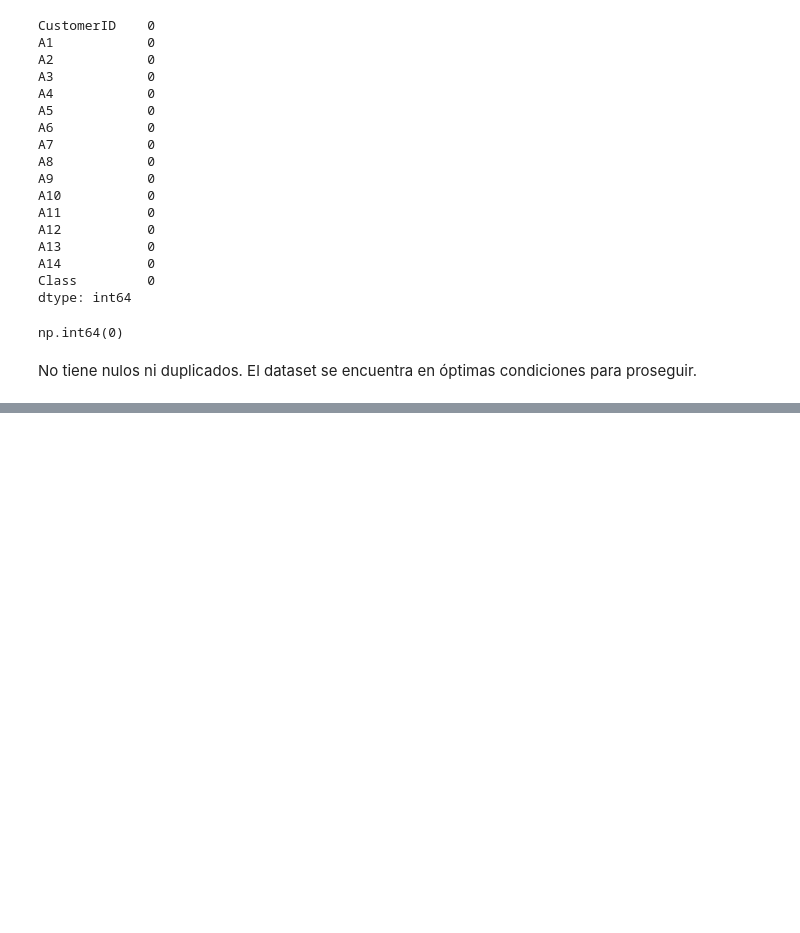
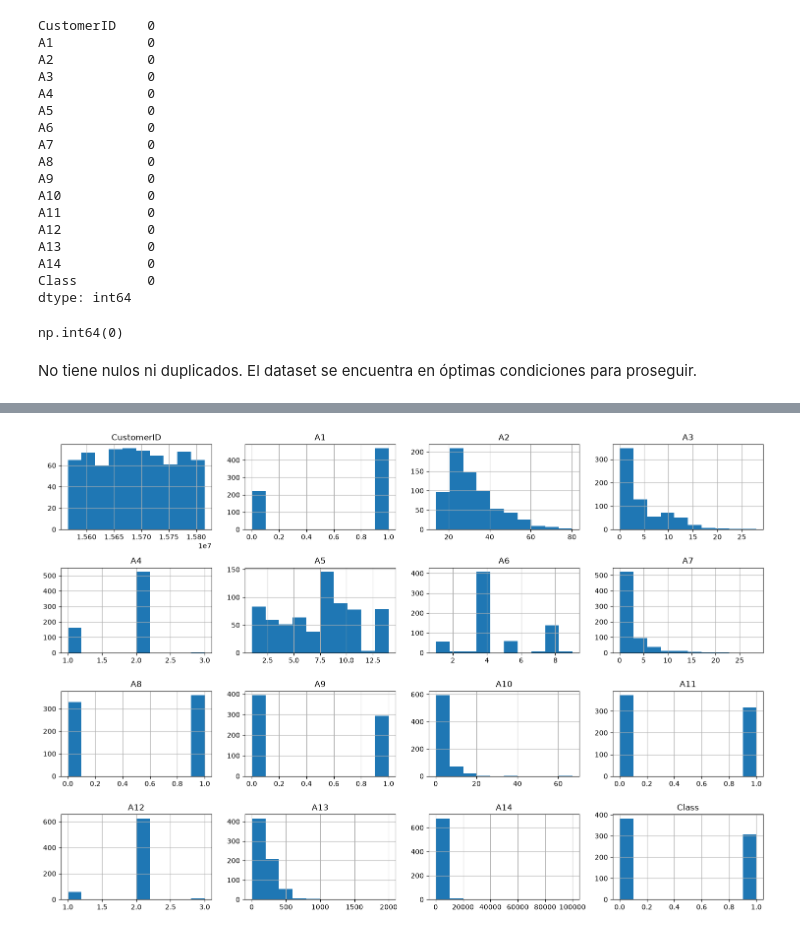
Before and after one commit to francisconimarvin/DataScience_Exam, a Jupyter notebook: Examen_Marvin_Francisconi__Ricardo_Illanes.ipynb, the cells around one changed output, grey strips where cells are left out. Saved outputs shown, nothing was run; the diff lists cells and outputs as text; code cells hidden in the pictures; blank space fills up the shorter version.

```diff
--- a/Examen_Marvin_Francisconi__Ricardo_Illanes.ipynb
+++ b/Examen_Marvin_Francisconi__Ricardo_Illanes.ipynb
@@ -101,0 +159,6 @@ No tiene nulos ni duplicados. El dataset se encuentra en óptimas condiciones pa
+# %%
+df.hist(figsize=(15,10))
+plt.tight_layout()
+plt.show()
+# %% [output]
+[figure, added]
```
Also changed, not shown: parts of 10 cells of this notebook.
